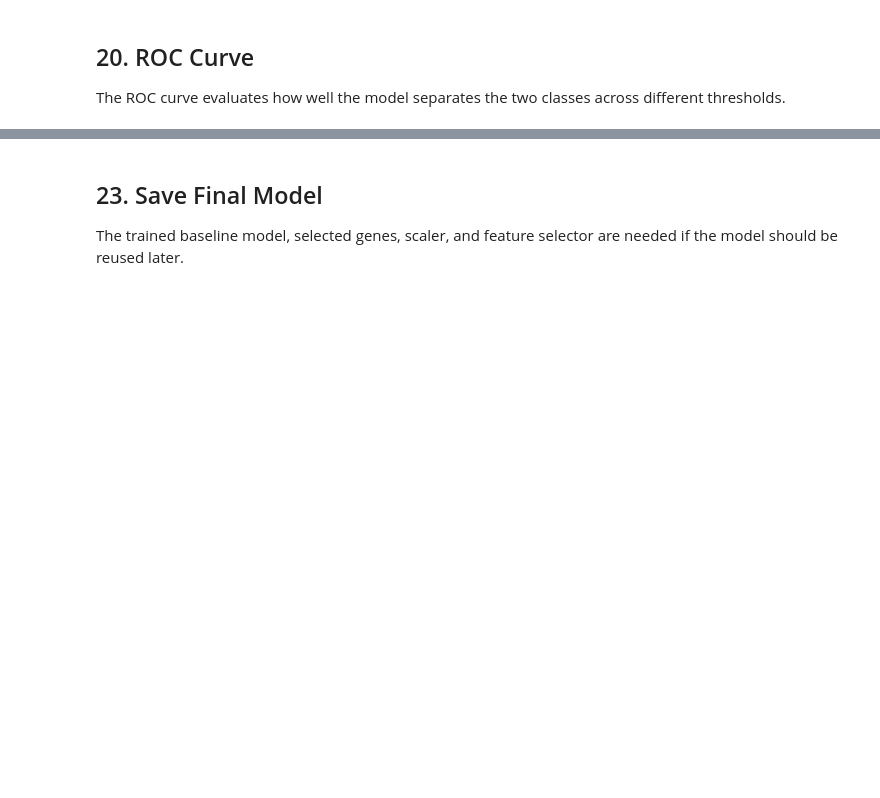
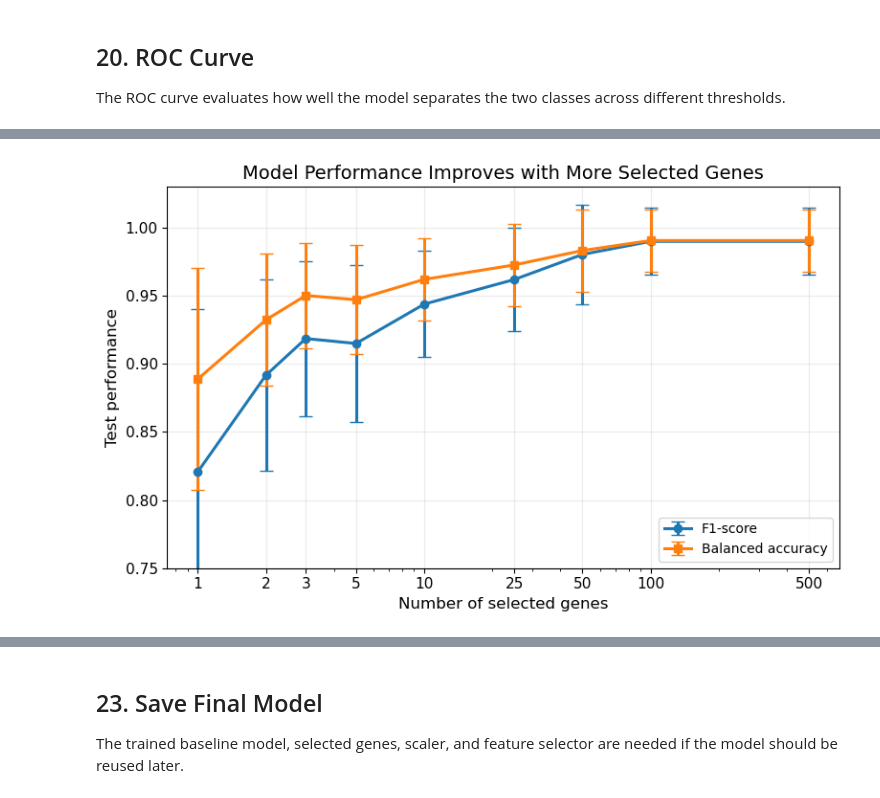
Before and after one commit to Sernasr/Predicting-Colorectal-Cancer-Subtypes-with-Deep-Learning, a Jupyter notebook: CRC_CMS_Binary_MLP.ipynb, the cells around one changed output, grey strips where cells are left out. Drawn from its saved outputs; the diff is of its cells as text; code cells hidden in the pictures; blank space fills up the shorter version.

```diff
--- a/CRC_CMS_Binary_MLP.ipynb
+++ b/CRC_CMS_Binary_MLP.ipynb
@@ -630,0 +866,48 @@ plt.show()
+# %%
+plot_gene_counts = sorted(summary_results_df["n_genes"].unique())
+
+plt.rcParams.update({
+    "figure.figsize": (8, 5),
+    "font.size": 11,
+    "axes.titlesize": 14,
+    "axes.labelsize": 12,
+    "legend.fontsize": 10,
+    "axes.grid": True,
+    "grid.alpha": 0.25,
+})
+
+plt.figure(figsize=(8, 5))
+
+plt.errorbar(
+    summary_results_df["n_genes"],
+    summary_results_df["f1_mean"],
+    yerr=summary_results_df["f1_std"],
+    marker="o",
+    linewidth=2.2,
+    capsize=5,
+    label="F1-score",
+)
+
+plt.errorbar(
+    summary_results_df["n_genes"],
+    summary_results_df["balanced_accuracy_mean"],
+    yerr=summary_results_df["balanced_accuracy_std"],
+    marker="s",
+    linewidth=2.2,
+    capsize=5,
+    label="Balanced accuracy",
+)
+
+plt.xscale("log")
+plt.xticks(plot_gene_counts, plot_gene_counts)
+plt.ylim(0.75, 1.03)
+
+plt.title("Model Performance Improves with More Selected Genes")
+plt.xlabel("Number of selected genes")
+plt.ylabel("Test performance")
+plt.legend(loc="lower right")
+plt.tight_layout()
+plt.savefig(FIGURE_DIR / "performance_by_number_of_genes_presentation.png", dpi=300)
+plt.show()
+# %% [output]
+[figure, added]
```
Also changed, not shown: parts of 16 cells of this notebook.
